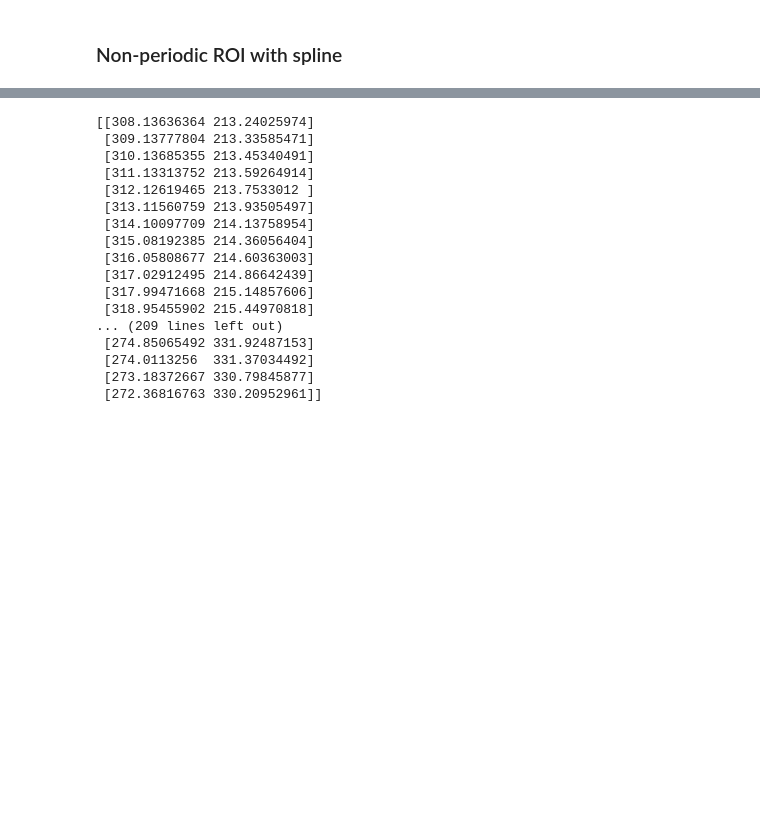
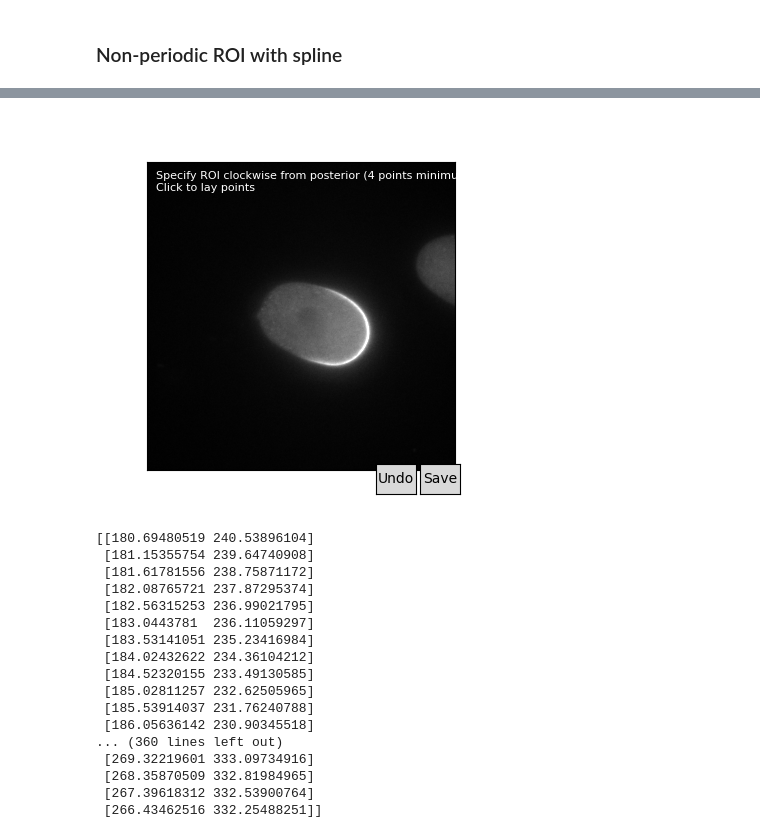
Before and after one commit to tsmbland/matplotlib-polyroi, a Jupyter notebook: scripts/Demonstration.ipynb, the cells around one changed output, grey strips where cells are left out. Drawn from its saved outputs; the diff is of its cells as text; code cells hidden in the pictures; blank space fills up the shorter version.

```diff
--- a/scripts/Demonstration.ipynb
+++ b/scripts/Demonstration.ipynb
@@ -88,6 +83,6 @@ ax.plot(roi_expanded[:, 0], roi_expanded[:, 1])
 ### Non-periodic ROI with spline
 # %%
 # Draw and save ROI
-r3 = RoiJupyter(img, periodic=False, spline=True)
+r3 = ROI_jupyter(img, periodic=False, spline=True)
 r3.run()
 # %% [output]
@@ -96,22 +89,23 @@ r3.run()
+[figure, added]
 # %%
 # Print ROI and save to text file - DO NOT RUN THIS CELL UNTIL ROI HAS BEEN DRAWN AND SAVED!
 print(r3.roi)
 np.savetxt('roi3.txt', r3.roi)
 # %% [output]
-[[308.13636364 213.24025974]
- [309.13777804 213.33585471]
- [310.13685355 213.45340491]
- [311.13313752 213.59264914]
- [312.12619465 213.7533012 ]
- [313.11560759 213.93505497]
- [314.10097709 214.13758954]
- [315.08192385 214.36056404]
- [316.05808677 214.60363003]
- [317.02912495 214.86642439]
- [317.99471668 215.14857606]
- [318.95455902 215.44970818]
-... (209 lines left out)
- [274.85065492 331.92487153]
- [274.0113256  331.37034492]
- [273.18372667 330.79845877]
- [272.36816763 330.20952961]]
+[[180.69480519 240.53896104]
+ [181.15355754 239.64740908]
+ [181.61781556 238.75871172]
+ [182.08765721 237.87295374]
+ [182.56315253 236.99021795]
+ [183.0443781  236.11059297]
+ [183.53141051 235.23416984]
+ [184.02432622 234.36104212]
+ [184.52320155 233.49130585]
+ [185.02811257 232.62505965]
+ [185.53914037 231.76240788]
+ [186.05636142 230.90345518]
+... (360 lines left out)
+ [269.32219601 333.09734916]
+ [268.35870509 332.81984965]
+ [267.39618312 332.53900764]
+ [266.43462516 332.25488251]]
```
Also changed, not shown: parts of 8 cells of this notebook, 4 other files.
